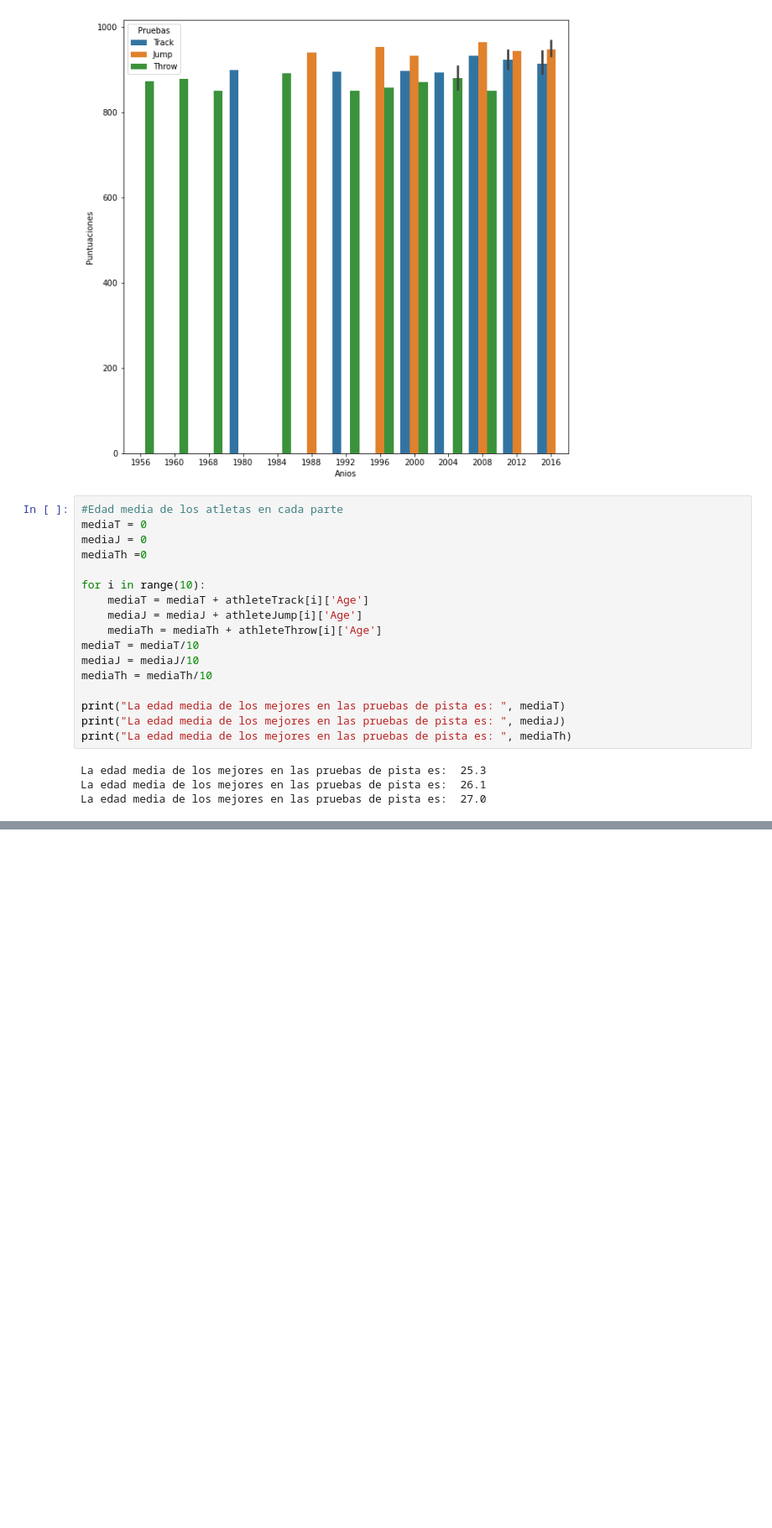
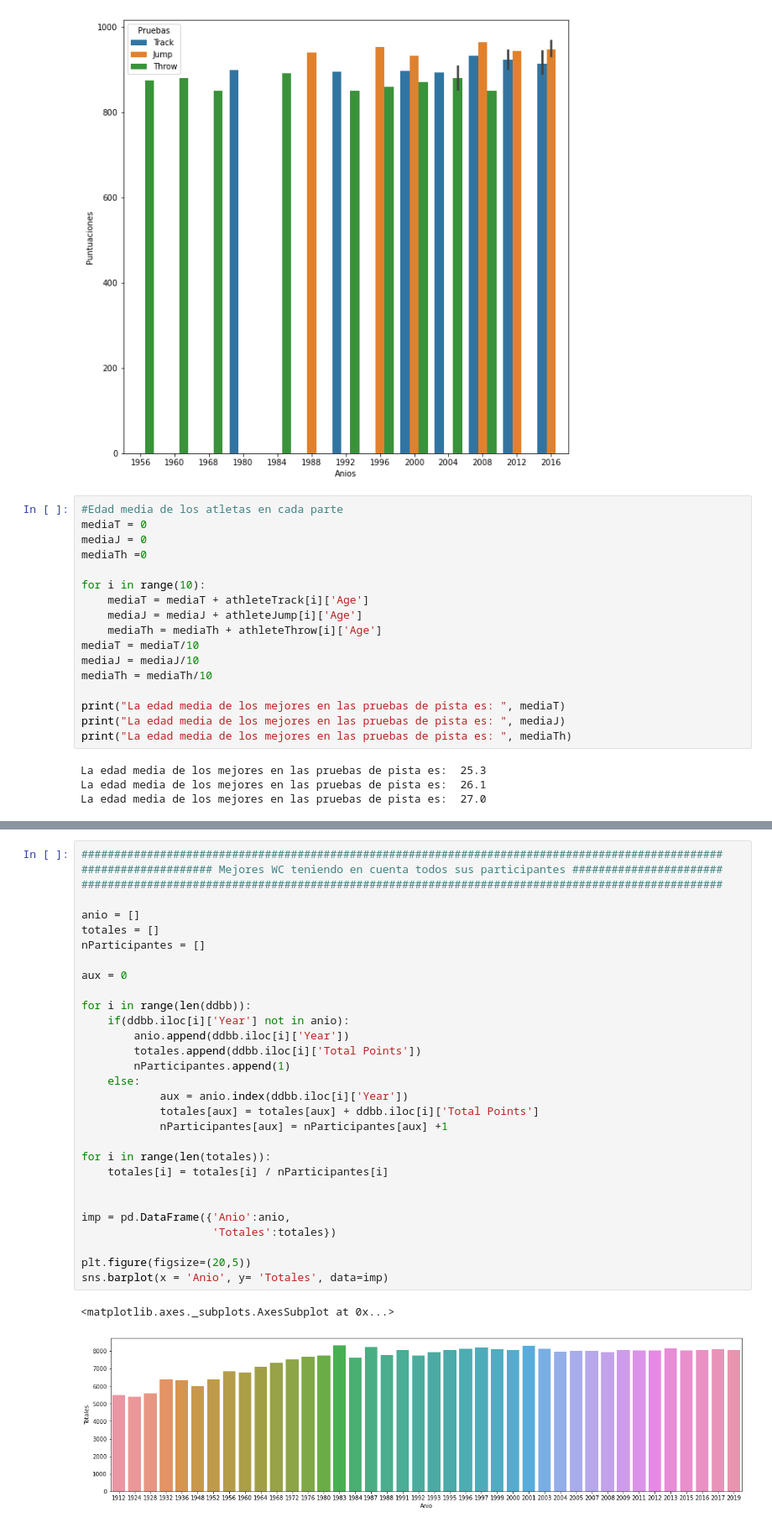
Before and after one commit to RaulCapellanFernandez/DecatlonEstadistics, a Jupyter notebook: InformationDDBB.ipynb, the cells around one changed output, grey strips where cells are left out. Shown: that part at 84% size. Saved outputs shown, nothing was run; the diff lists cells and outputs as text; blank space fills up the shorter version.

```diff
--- a/InformationDDBB.ipynb
+++ b/InformationDDBB.ipynb
@@ -645,0 +687,33 @@ TypeError: '<=' not supported between instances of 'str' and 'int'
+# %%
+##################################################################################################
+#################### Mejores WC teniendo en cuenta todos sus participantes #######################
+##################################################################################################
+
+anio = []
+totales = []
+nParticipantes = []
+
+aux = 0
+
+for i in range(len(ddbb)):
+    if(ddbb.iloc[i]['Year'] not in anio):
+        anio.append(ddbb.iloc[i]['Year'])
+        totales.append(ddbb.iloc[i]['Total Points'])
+        nParticipantes.append(1)
+    else:
+            aux = anio.index(ddbb.iloc[i]['Year'])
+            totales[aux] = totales[aux] + ddbb.iloc[i]['Total Points']
+            nParticipantes[aux] = nParticipantes[aux] +1
+
+for i in range(len(totales)):
+    totales[i] = totales[i] / nParticipantes[i]
+
+
+imp = pd.DataFrame({'Anio':anio,
+                    'Totales':totales})
+
+plt.figure(figsize=(20,5))
+sns.barplot(x = 'Anio', y= 'Totales', data=imp)
+# %% [output]
+<matplotlib.axes._subplots.AxesSubplot at 0x...>
+[figure, added]
```
Also changed, not shown: parts of 6 cells of this notebook.
